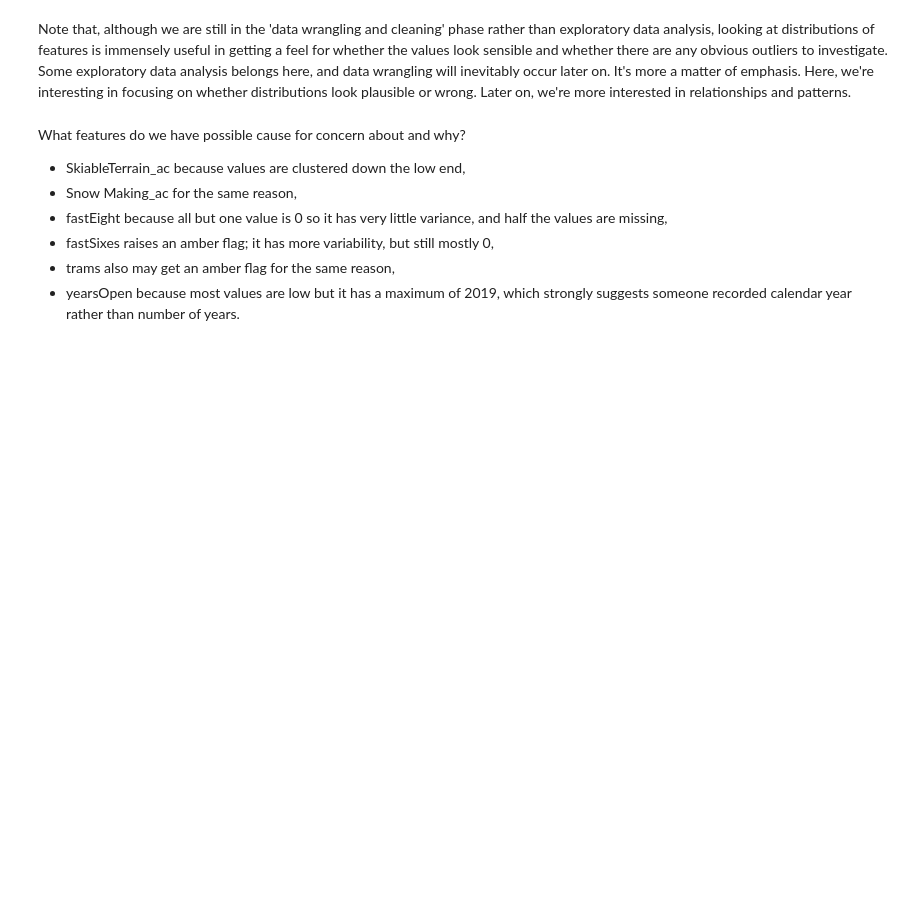
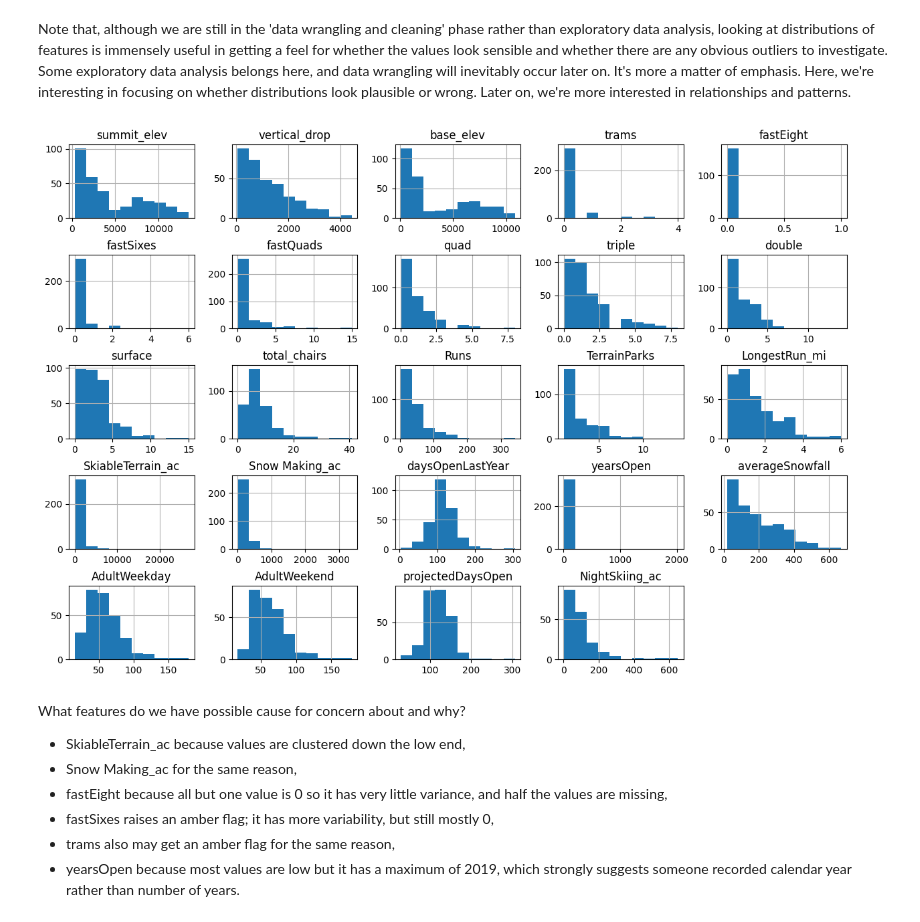
Before and after one commit to sabheen9/DataScienceGuidedCapstone, a Jupyter notebook: Notebooks/02_data_wrangling.ipynb, the cells around one changed output. Saved outputs shown, nothing was run; the diff lists cells and outputs as text; code cells hidden in the pictures; blank space fills up the shorter version.

```diff
--- a/Notebooks/02_data_wrangling.ipynb
+++ b/Notebooks/02_data_wrangling.ipynb
@@ -569,12 +587,14 @@ Note that, although we are still in the 'data wrangling and cleaning' phase rath
 # %%
 #Code task 18#
 #Call ski_data's `hist` method to plot histograms of each of the numeric features
 #Try passing it an argument figsize=(15,10)
 #Try calling plt.subplots_adjust() with an argument hspace=0.5 to adjust the spacing
 #It's important you create legible and easy-to-read plots
-ski_data.___(___)
-#plt.subplots_adjust(hspace=___);
+ski_data.hist(figsize=(15,10))
+plt.subplots_adjust(hspace=0.5);
 #Hint: notice how the terminating ';' "swallows" some messy output and leads to a tidier notebook
+# %% [output]
+[figure, added]
 # %% [markdown]
 What features do we have possible cause for concern about and why?
 
```
Also changed, not shown: parts of 23 cells of this notebook.
